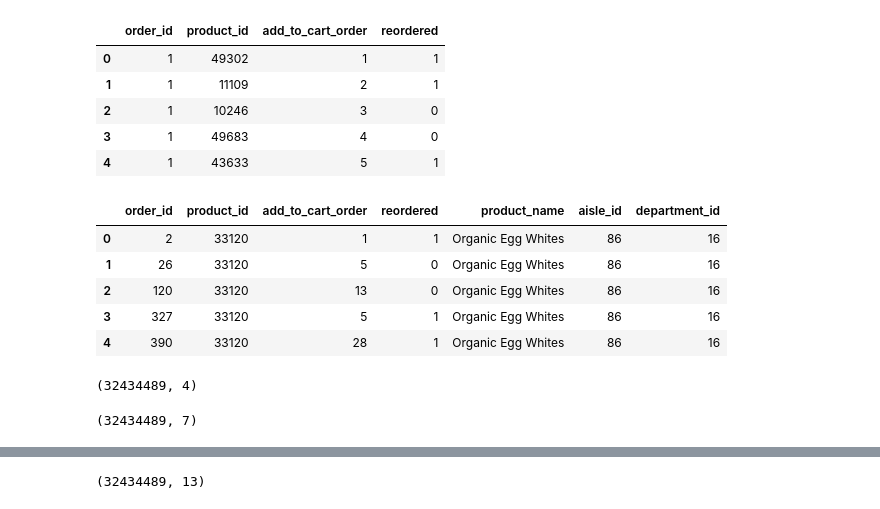
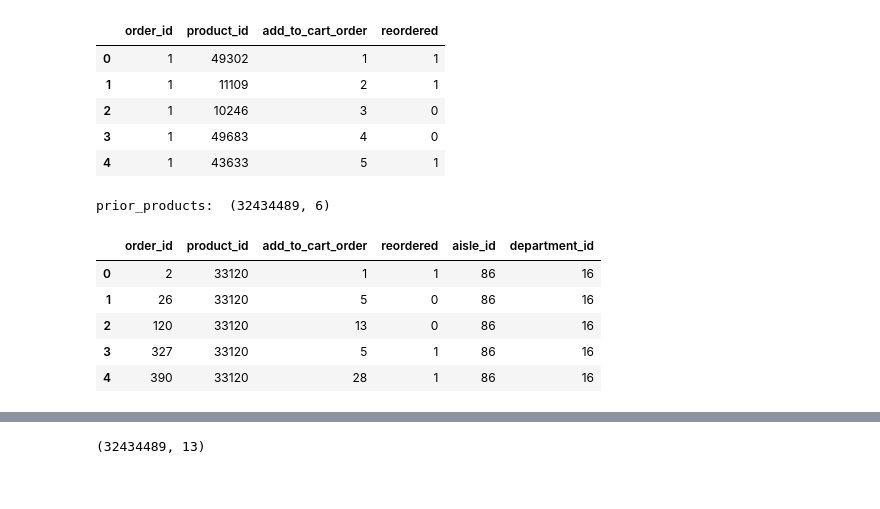
Before and after one commit to juemura/cs241, a Jupyter notebook: CS241 - Final Project.ipynb, the cells around one changed output, grey strips where cells are left out. Cells and saved outputs as stored; diff of their text form; code cells hidden in the pictures.

Commit message:
changed df merge

```diff
--- a/CS241 - Final Project.ipynb
+++ b/CS241 - Final Project.ipynb
@@ -112,20 +112,15 @@ op_train.head()
 | 3 | 1 | 49683 | 4 | 0 |
 | 4 | 1 | 43633 | 5 | 1 |
 # %%
-df1 = pd.merge(op_prior,products_data, on="product_id")
-df1.head()
+prior_products = pd.merge(op_prior,products_data, on="product_id", how="inner")
+prior_products.drop('product_name', inplace=True, axis=1)
+print("prior_products: ", prior_products.shape)
+prior_products.head()
 # %% [output]
+prior_products:  (32434489, 6)
-|  | order_id | product_id | add_to_cart_order | reordered | product_name | aisle_id | department_id |
-| 0 | 2 | 33120 | 1 | 1 | Organic Egg Whites | 86 | 16 |
-| 1 | 26 | 33120 | 5 | 0 | Organic Egg Whites | 86 | 16 |
-| 2 | 120 | 33120 | 13 | 0 | Organic Egg Whites | 86 | 16 |
-| 3 | 327 | 33120 | 5 | 1 | Organic Egg Whites | 86 | 16 |
-| 4 | 390 | 33120 | 28 | 1 | Organic Egg Whites | 86 | 16 |
+|  | order_id | product_id | add_to_cart_order | reordered | aisle_id | department_id |
+| 0 | 2 | 33120 | 1 | 1 | 86 | 16 |
+| 1 | 26 | 33120 | 5 | 0 | 86 | 16 |
+| 2 | 120 | 33120 | 13 | 0 | 86 | 16 |
+| 3 | 327 | 33120 | 5 | 1 | 86 | 16 |
+| 4 | 390 | 33120 | 28 | 1 | 86 | 16 |
-# %%
-op_prior.shape
-# %% [output]
-(32434489, 4)
-# %%
-df1.shape
-# %% [output]
-(32434489, 7)
```
Also changed, not shown: parts of 4 cells of this notebook.
